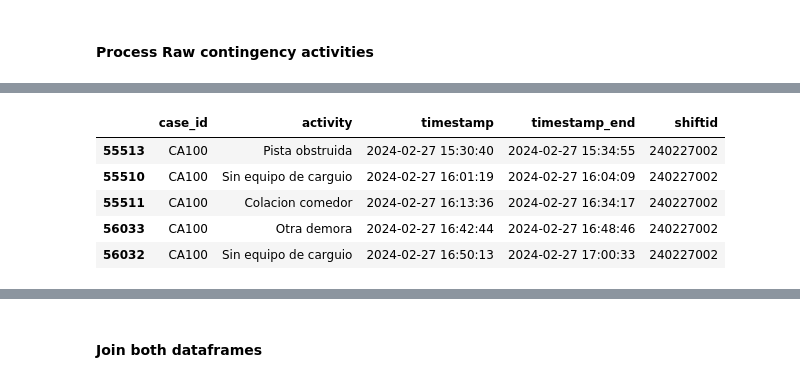
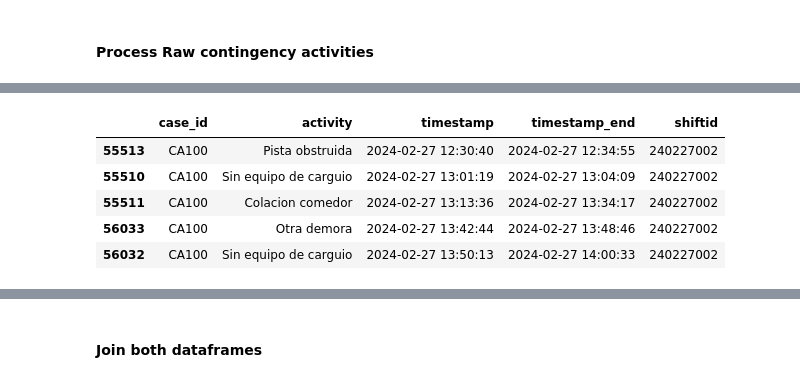
Before and after one commit to AlvaroEscalonaB/PM_MLP, a Jupyter notebook: truck_activity.ipynb, the cells around one changed output, grey strips where cells are left out. Saved outputs shown, nothing was run; the diff lists cells and outputs as text; code cells hidden in the pictures.

```diff
--- a/truck_activity.ipynb
+++ b/truck_activity.ipynb
@@ -199,22 +180,22 @@ df_contingencies.head()
 | 3 | 2403010010036416468 | 09:53:41 | 240301001 | 2024-03-01 06:53:41 | 2464 | CA103 | 423 | Reparacion equipo accidentado | 223 | ... |
 | 4 | 2403010020000034568 | 00:00:00 | 240301002 | 2024-03-01 09:00:00 | 997 | CA101 | 246 | Cambio de turno | 226 | ... |
 # %%
-utc_time_offset = 3 # hours
+from pm_pd_utils import squeeze_consecutive_activities
+
 df_cont = df_contingencies.copy()
-df_cont['timestamp'] = df_cont['timestamp'] + pd.Timedelta(unit='h', value=3)
 df_cont['timestamp_end'] = df_cont['timestamp'] + pd.to_timedelta(df_cont['duration'], unit='seconds')
 df_cont = df_cont.rename(columns={'truck_id': 'case_id', 'stop_reason': 'activity'})
 df_cont['activity'] = df_cont['activity'].map(map_contingencies_activities)
 df_cont = df_cont.drop(columns=['fieldid', 'duration', 'stop_code', 'status_name', 'status_id'])
 df_cont = df_cont.drop(columns=['id'])
 df_cont = df_cont[['case_id', 'activity', 'timestamp', 'timestamp_end', 'shiftid']]
 df_cont = squeeze_consecutive_activities(df_cont, ['shiftid']).reset_index(drop=True)
 df_cont = df_cont[~df_cont['activity'].isin(['Efectivo'])].sort_values(by=['case_id', 'timestamp'])
 df_cont.head()
 # %% [output]
 |  | case_id | activity | timestamp | timestamp_end | shiftid |
-| 55513 | CA100 | Pista obstruida | 2024-02-27 15:30:40 | 2024-02-27 15:34:55 | 240227002 |
-| 55510 | CA100 | Sin equipo de carguio | 2024-02-27 16:01:19 | 2024-02-27 16:04:09 | 240227002 |
-| 55511 | CA100 | Colacion comedor | 2024-02-27 16:13:36 | 2024-02-27 16:34:17 | 240227002 |
-| 56033 | CA100 | Otra demora | 2024-02-27 16:42:44 | 2024-02-27 16:48:46 | 240227002 |
-| 56032 | CA100 | Sin equipo de carguio | 2024-02-27 16:50:13 | 2024-02-27 17:00:33 | 240227002 |
+| 55513 | CA100 | Pista obstruida | 2024-02-27 12:30:40 | 2024-02-27 12:34:55 | 240227002 |
+| 55510 | CA100 | Sin equipo de carguio | 2024-02-27 13:01:19 | 2024-02-27 13:04:09 | 240227002 |
+| 55511 | CA100 | Colacion comedor | 2024-02-27 13:13:36 | 2024-02-27 13:34:17 | 240227002 |
+| 56033 | CA100 | Otra demora | 2024-02-27 13:42:44 | 2024-02-27 13:48:46 | 240227002 |
+| 56032 | CA100 | Sin equipo de carguio | 2024-02-27 13:50:13 | 2024-02-27 14:00:33 | 240227002 |
```
Also changed, not shown: parts of 16 cells of this notebook.
